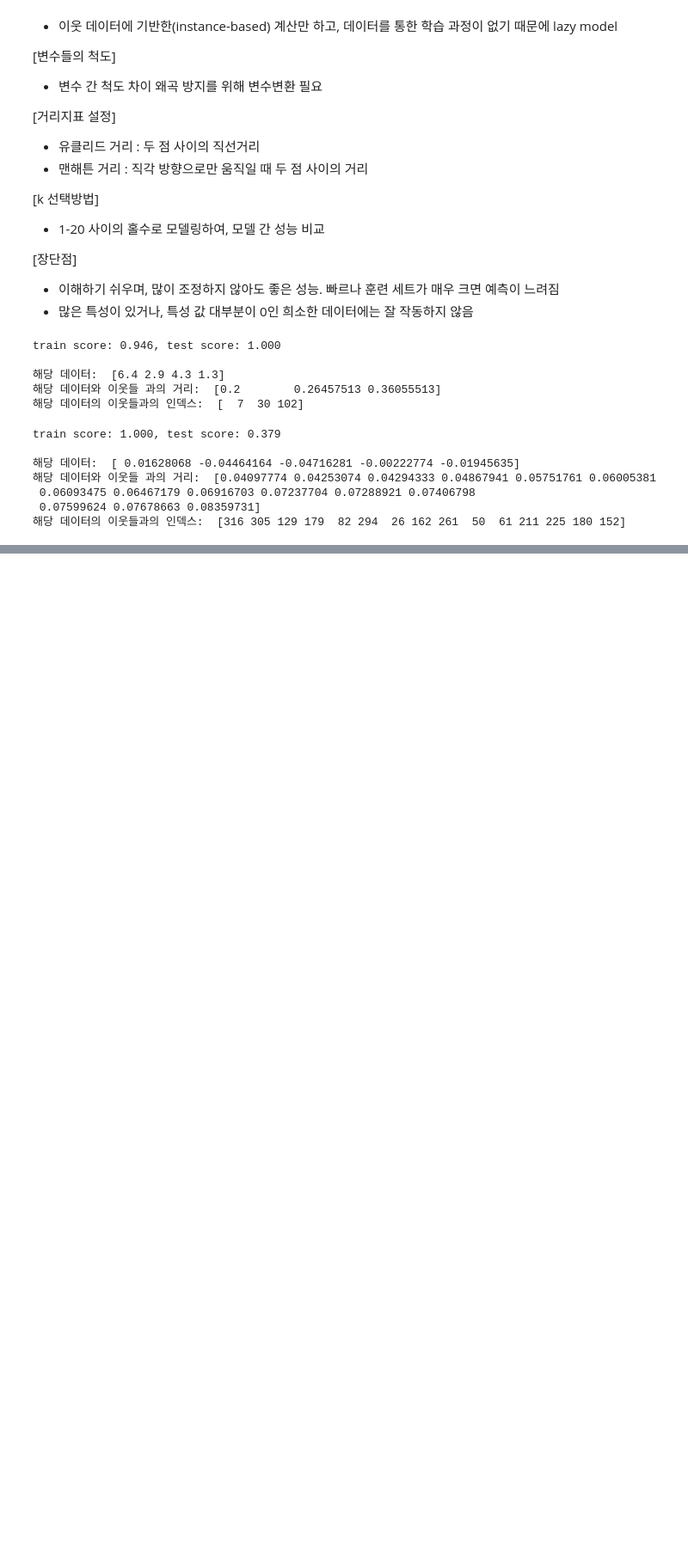
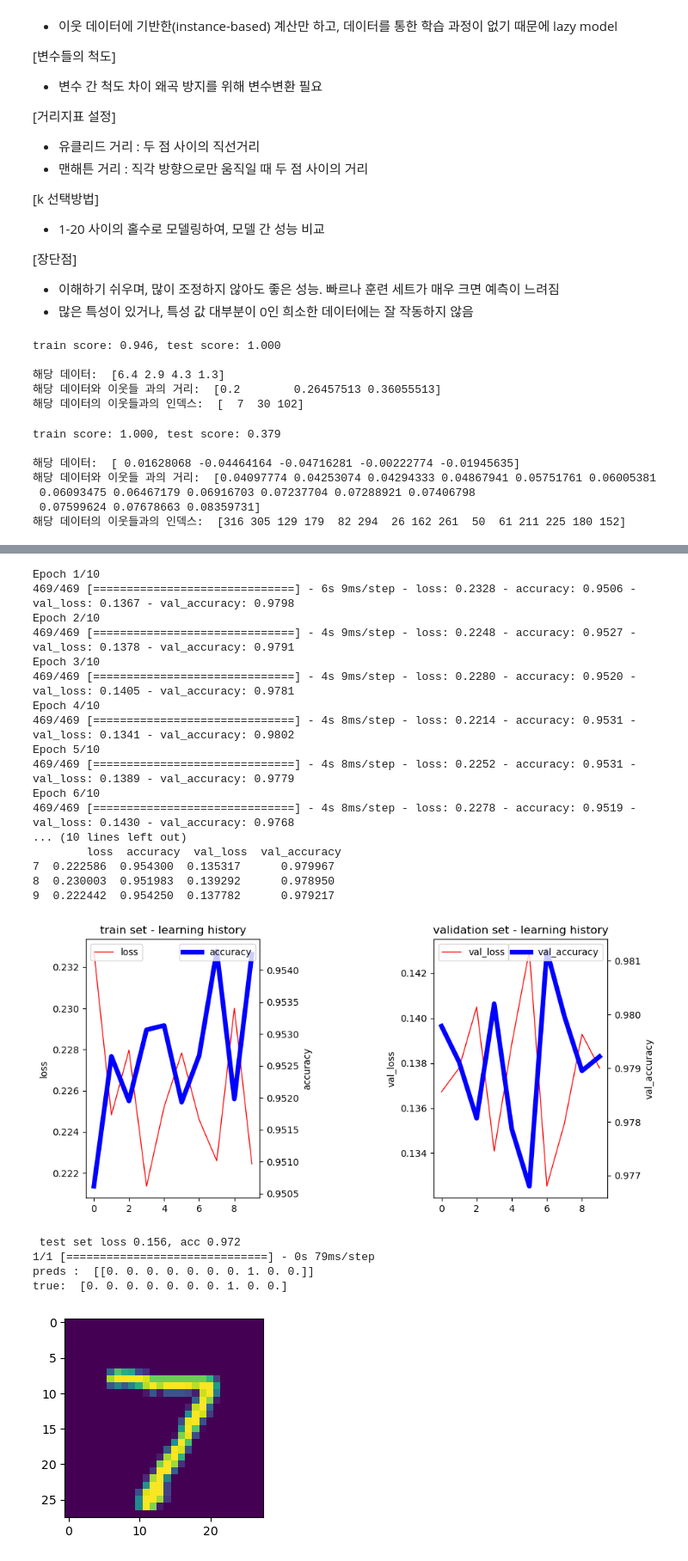
Before and after one commit to klee30810/ADP-study, a Jupyter notebook: codebook/Chap 09. Supervised Learning.ipynb, the cells around one changed output, grey strips where cells are left out. Shown at 86% size. Cells and saved outputs as stored; diff of their text form; code cells hidden in the pictures; blank space fills up the shorter version.

```diff
--- a/codebook/Chap 09. Supervised Learning.ipynb
+++ b/codebook/Chap 09. Supervised Learning.ipynb
@@ -461,0 +852,66 @@ train score: 1.000, test score: 0.379
+# %%
+model.compile(loss=['categorical_crossentropy'], metrics=['accuracy'], optimizer='adam')
+
+fitted = model.fit(x_train2, y_train2, validation_data = (x_train2, y_train2,), epochs=epochs, batch_size=batch_size)
+result = pd.DataFrame(fitted.history)
+print(f"\n학습 히스토리:\n", result.tail(3))
+
+plt.rcParams['font.size'] = 10
+fig, (ax1, ax2) = plt.subplots(1,2,figsize=(10,5))
+plt.subplots_adjust(wspace=1)
+
+ax11 = ax1.twinx()
+ax1.plot(result['loss'], color='red', label='loss', linewidth=1)
+ax1.legend(loc='upper left')
+ax1.set_ylabel("loss")
+
+ax11.plot(result['accuracy'], color='blue', label='accuracy', linewidth=5)
+ax11.legend(loc='upper right')
+ax11.set_ylabel('accuracy')
+plt.title("train set - learning history")
+
+ax22 = ax2.twinx()
+ax2.plot(result['val_loss'], color='red', label='val_loss', linewidth=1)
+ax2.legend(loc='upper left')
+ax2.set_ylabel("val_loss")
+
+ax22.plot(result['val_accuracy'], color='blue', label='val_accuracy', linewidth=5)
+ax22.legend(loc='upper right')
+ax22.set_ylabel('val_accuracy')
+plt.title("validation set - learning history")
+plt.show()
+
+loss, acc = model.evaluate(x_test2, y_test2, batch_size=batch_size, verbose=False)
+print(f"\n test set loss {loss:.3f}, acc {acc:.3f}")
+
+j = 0
+pred = model.predict(np.reshape(x_test2[j], (-1, input_shape)))
+pred.flatten()
+print("preds : ", pred.round(1))
+print("true: ", y_test2[j])
+plt.imshow(x_test2[j].reshape(-1, image_size))
+plt.show()
+# %% [output]
+Epoch 1/10
+469/469 [==============================] - 6s 9ms/step - loss: 0.2328 - accuracy: 0.9506 - val_loss: 0.1367 - val_accuracy: 0.9798
+Epoch 2/10
+469/469 [==============================] - 4s 9ms/step - loss: 0.2248 - accuracy: 0.9527 - val_loss: 0.1378 - val_accuracy: 0.9791
+Epoch 3/10
+469/469 [==============================] - 4s 9ms/step - loss: 0.2280 - accuracy: 0.9520 - val_loss: 0.1405 - val_accuracy: 0.9781
+Epoch 4/10
+469/469 [==============================] - 4s 8ms/step - loss: 0.2214 - accuracy: 0.9531 - val_loss: 0.1341 - val_accuracy: 0.9802
+Epoch 5/10
+469/469 [==============================] - 4s 8ms/step - loss: 0.2252 - accuracy: 0.9531 - val_loss: 0.1389 - val_accuracy: 0.9779
+Epoch 6/10
+469/469 [==============================] - 4s 8ms/step - loss: 0.2278 - accuracy: 0.9519 - val_loss: 0.1430 - val_accuracy: 0.9768
+... (10 lines left out)
+        loss  accuracy  val_loss  val_accuracy
+7  0.222586  0.954300  0.135317      0.979967
+8  0.230003  0.951983  0.139292      0.978950
+9  0.222442  0.954250  0.137782      0.979217
+[figure, added]
+ test set loss 0.156, acc 0.972
+1/1 [==============================] - 0s 79ms/step
+preds :  [[0. 0. 0. 0. 0. 0. 0. 1. 0. 0.]]
+true:  [0. 0. 0. 0. 0. 0. 0. 1. 0. 0.]
+[figure, added]
```
Also changed, not shown: parts of 18 cells of this notebook.
